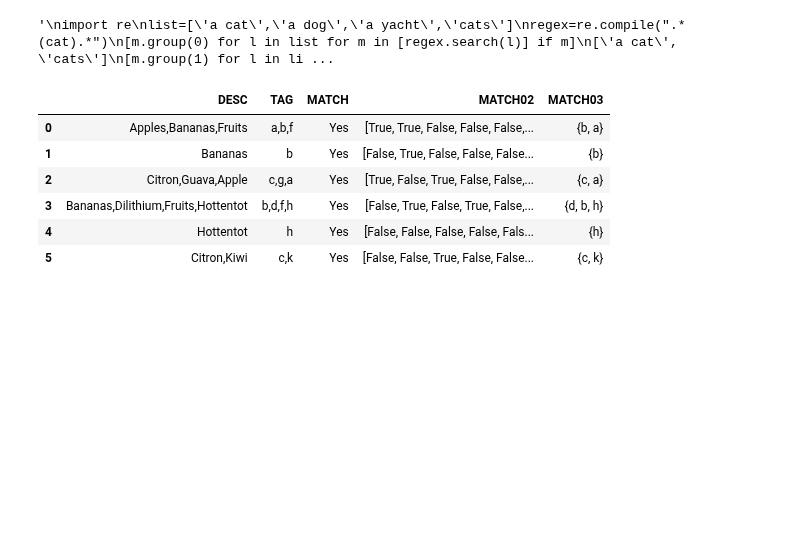
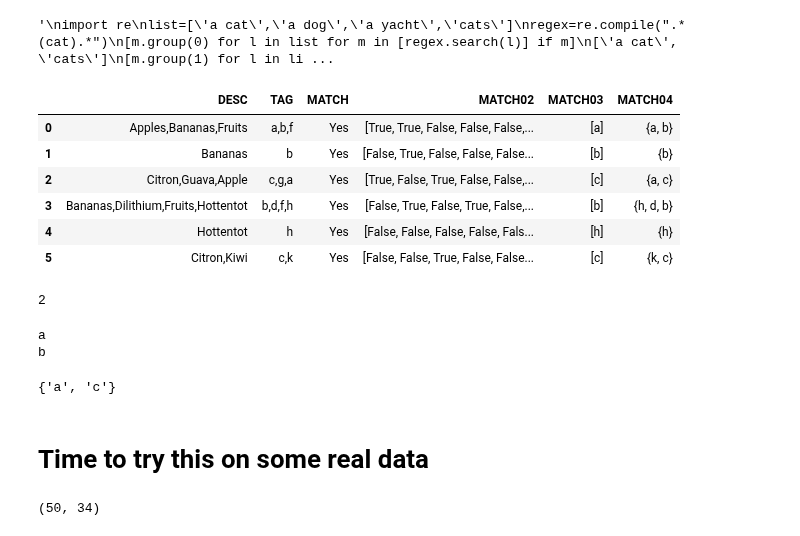
Before and after one commit to xthomas/dataviz, a Jupyter notebook: genomic_literacy/OMIM_02.ipynb, the cells around one changed output. Drawn from its saved outputs; the diff is of its cells as text; code cells hidden in the pictures; blank space fills up the shorter version.

Commit message:
Finally countede the number of matches with the authoritative (ACMG) data

```diff
--- a/genomic_literacy/OMIM_02.ipynb
+++ b/genomic_literacy/OMIM_02.ipynb
@@ -170,13 +146,13 @@ def search_func_04(row):
     else:
         return "na"
 # %%
-first["MATCH03"] = first.apply(search_func_04, axis = 1)
+first["MATCH04"] = first.apply(search_func_04, axis = 1)
 first
 # %% [output]
-|  | DESC | TAG | MATCH | MATCH02 | MATCH03 |
-| 0 | Apples,Bananas,Fruits | a,b,f | Yes | [True, True, False, False, False,... | {b, a} |
-| 1 | Bananas | b | Yes | [False, True, False, False, False... | {b} |
-| 2 | Citron,Guava,Apple | c,g,a | Yes | [True, False, True, False, False,... | {c, a} |
-| 3 | Bananas,Dilithium,Fruits,Hottentot | b,d,f,h | Yes | [False, True, False, True, False,... | {d, b, h} |
-| 4 | Hottentot | h | Yes | [False, False, False, False, Fals... | {h} |
-| 5 | Citron,Kiwi | c,k | Yes | [False, False, True, False, False... | {c, k} |
+|  | DESC | TAG | MATCH | MATCH02 | MATCH03 | MATCH04 |
+| 0 | Apples,Bananas,Fruits | a,b,f | Yes | [True, True, False, False, False,... | [a] | {a, b} |
+| 1 | Bananas | b | Yes | [False, True, False, False, False... | [b] | {b} |
+| 2 | Citron,Guava,Apple | c,g,a | Yes | [True, False, True, False, False,... | [c] | {a, c} |
+| 3 | Bananas,Dilithium,Fruits,Hottentot | b,d,f,h | Yes | [False, True, False, True, False,... | [b] | {h, d, b} |
+| 4 | Hottentot | h | Yes | [False, False, False, False, Fals... | [h] | {h} |
+| 5 | Citron,Kiwi | c,k | Yes | [False, False, True, False, False... | [c] | {k, c} |
@@ -182,0 +161,22 @@ first
+# %%
+len(myset)
+# %% [output]
+2
+# %%
+for item in myset:
+    print (item)
+# %% [output]
+a
+b
+# %%
+for item in first.iloc[2:3,5]:
+    print (item)
+# %% [output]
+{'a', 'c'}
+# %% [markdown]
+# Time to try this on some real data
+# %%
+clinvar_stub = pd.read_csv(datadir + 'clinvar_multiple-diseases-listed.csv',nrows=50)
+clinvar_stub.shape
+# %% [output]
+(50, 34)
```
Also changed, not shown: parts of 40 cells of this notebook.
